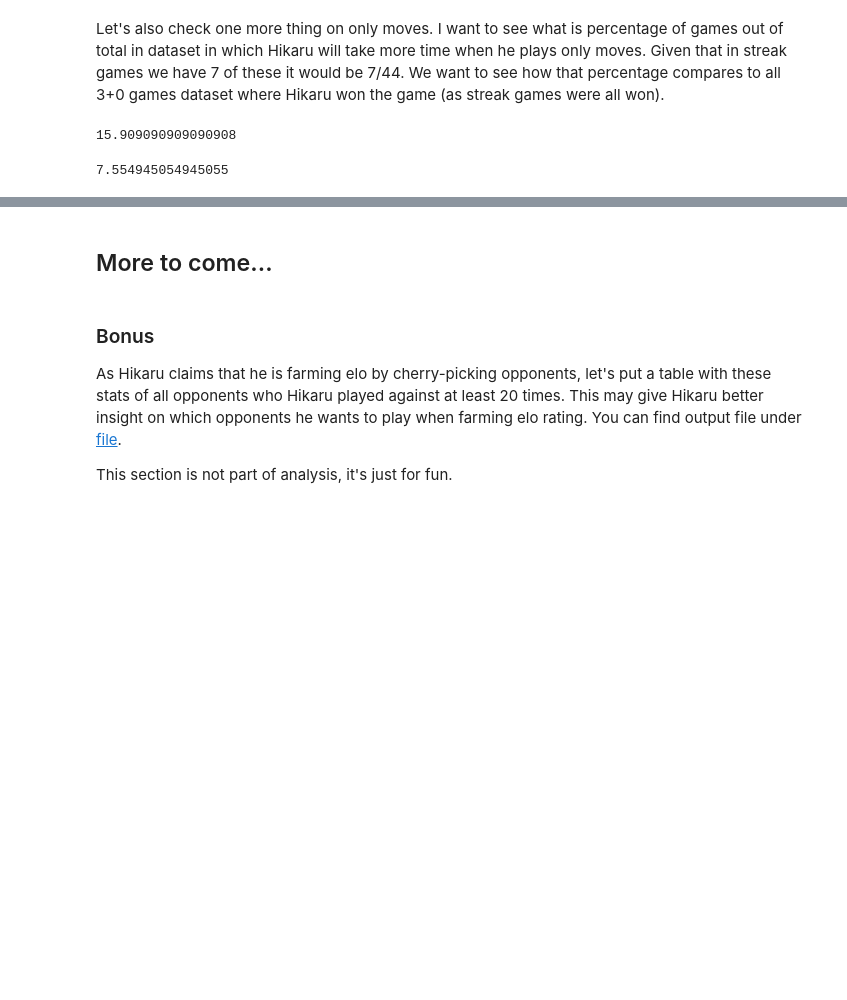
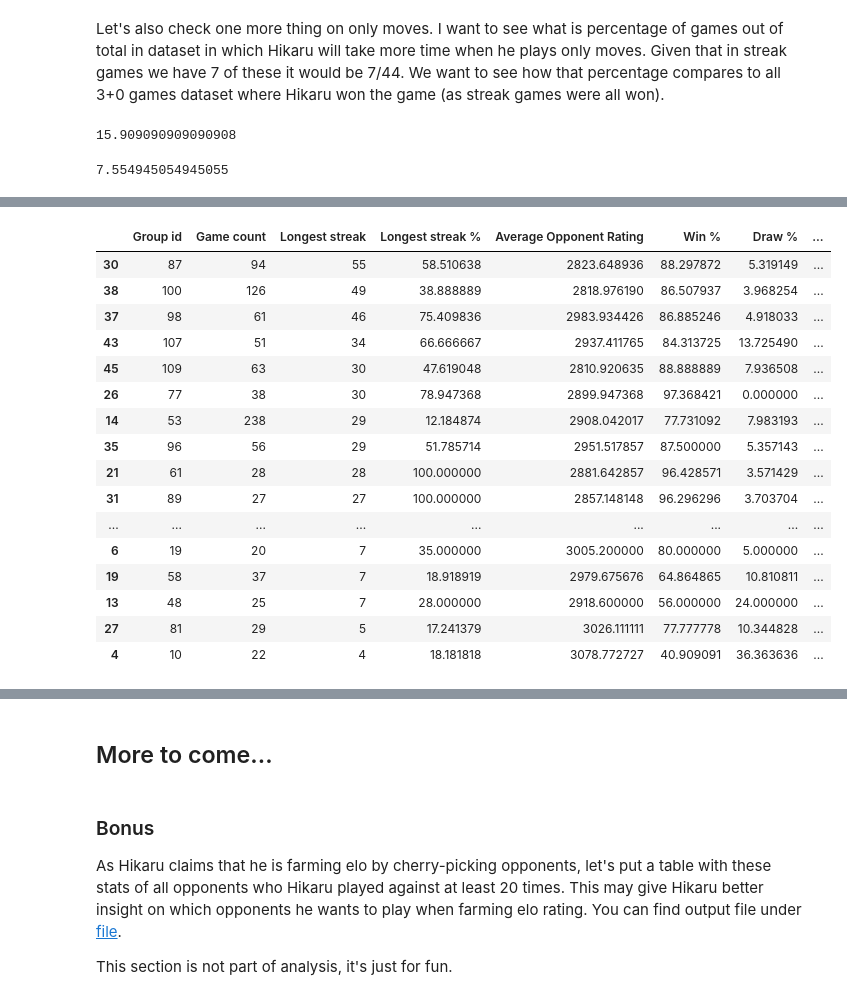
Before and after one commit to vzornic/hikaru-interesting-analysis, a Jupyter notebook: analysis.ipynb, the cells around one changed output, grey strips where cells are left out. Cells and saved outputs as stored; diff of their text form; code cells hidden in the pictures; blank space fills up the shorter version.

```diff
--- a/analysis.ipynb
+++ b/analysis.ipynb
@@ -87,6 +87,7 @@ bins = range(2000, 3500, 100)  # creating rating range buckets
 all_games_df['rating_bin'] = pd.cut(all_games_df['hikaru_stats.opponent_rating'], bins=bins)
 all_games_df['main_time_control'] = all_games_df['time_control'].apply(lambda x: int(x.split('+')[0]))
 all_games_df['increment'] = all_games_df['time_control'].apply(lambda x: 0 if len(x.split('+')) == 1  else int(x.split('+')[1]))
+all_games_df['timestamp'] = pd.to_datetime(all_games_df['end_time'], unit='s')
 # %% [markdown]
 Now we will isolate "interesting" streak games into separate DF.
 # %%
@@ -1377,0 +1384,12 @@ We will be focused on 2800-3100 rating range, and we will define a streak as a w
+# %%
+filtered_by_180_time_control_df['time_diff'] = filtered_by_180_time_control_df['timestamp'].diff().dt.total_seconds()
+
+time_threshold = 60 * 60 * 18 #18 hours threshold
+
+group_identifier = (filtered_by_180_time_control_df['time_diff'] > time_threshold).cumsum()
+
+game_groups = {group: group_df.drop(columns=['time_diff']) for group, group_df in filtered_by_180_time_control_df.groupby(group_identifier)}
+game_groups = {group: group_df for group, group_df in game_groups.items() if
+               len(group_df) >= 20 and 2800 <= group_df['hikaru_stats.opponent_rating'].mean() <= 3100}
+
+len(game_groups)
@@ -1377,0 +1400,81 @@ We will be focused on 2800-3100 rating range, and we will define a streak as a w
+# %%
+def find_longest_streak(games):
+    current_streak = []
+    longest_streak = []
+    draw_game_index = None
+
+    for index, game in games.iterrows():
+        if game['win'] == 100:
+            current_streak.append(game)
+        elif game['draw'] == 100 and draw_game_index is None:
+            draw_game_index = index
+            current_streak.append(game)
+        elif game['draw'] == 100 and draw_game_index is not None:
+            #Check winning streak from last draw game
+            inner_games = games.loc[draw_game_index + 1:]
+            inner_streak = find_longest_streak(inner_games)
+
+            if len(inner_streak) > len(current_streak):
+                current_streak = inner_streak
+
+            if len(current_streak) > len(longest_streak):
+                longest_streak = current_streak
+            draw_game_index = None
+            current_streak = []
+        else:
+            if len(current_streak) > len(longest_streak):
+                longest_streak = current_streak
+            draw_game_index = None
+            current_streak = []
+
+    if len(current_streak) > len(longest_streak):
+        longest_streak = current_streak
+    return longest_streak
+
+data = []
+for group_id, group_df in game_groups.items():
+    start_date = group_df['timestamp'].min().strftime('%Y-%m-%d %H:%M:%S')
+    end_date = group_df['timestamp'].max().strftime('%Y-%m-%d %H:%M:%S')
+    longest_streak = len(find_longest_streak(group_df))
+    game_count = len(group_df)
+    lsp = longest_streak/game_count * 100
+    opponent_rating = group_df['hikaru_stats.opponent_rating'].mean()
+    win_rate = group_df['win'].mean()
+    draw_rate = group_df['draw'].mean()
+    loose_rate = group_df['loose'].mean()
+    timeout_win = group_df['timeout_win'].mean()
+
+    data.append({
+        'Group id': group_id,
+        'Game count': game_count,
+        'Longest streak': longest_streak,
+        'Longest streak %': lsp,
+        'Average Opponent Rating': opponent_rating,
+        'Win %': win_rate,
+        'Draw %': draw_rate,
+        'Loose %': loose_rate,
+        'Timeout win %': timeout_win,
+        'Start': start_date,
+        'End': end_date
+    })
+
+basic_stats_df = pd.DataFrame(data, columns=['Group id', 'Game count', 'Longest streak', 'Longest streak %', 'Average Opponent Rating', 'Win %', 'Draw %', 'Loose %', 'Timeout win %', 'Start', 'End'])
+basic_stats_df.sort_values(by='Longest streak', ascending=False)
+# %% [output]
+|  | Group id | Game count | Longest streak | Longest streak % | Average Opponent Rating | Win % | Draw % | ... |
+| 30 | 87 | 94 | 55 | 58.510638 | 2823.648936 | 88.297872 | 5.319149 | ... |
+| 38 | 100 | 126 | 49 | 38.888889 | 2818.976190 | 86.507937 | 3.968254 | ... |
+| 37 | 98 | 61 | 46 | 75.409836 | 2983.934426 | 86.885246 | 4.918033 | ... |
+| 43 | 107 | 51 | 34 | 66.666667 | 2937.411765 | 84.313725 | 13.725490 | ... |
+| 45 | 109 | 63 | 30 | 47.619048 | 2810.920635 | 88.888889 | 7.936508 | ... |
+| 26 | 77 | 38 | 30 | 78.947368 | 2899.947368 | 97.368421 | 0.000000 | ... |
+| 14 | 53 | 238 | 29 | 12.184874 | 2908.042017 | 77.731092 | 7.983193 | ... |
+| 35 | 96 | 56 | 29 | 51.785714 | 2951.517857 | 87.500000 | 5.357143 | ... |
+| 21 | 61 | 28 | 28 | 100.000000 | 2881.642857 | 96.428571 | 3.571429 | ... |
+| 31 | 89 | 27 | 27 | 100.000000 | 2857.148148 | 96.296296 | 3.703704 | ... |
+| ... | ... | ... | ... | ... | ... | ... | ... | ... |
+| 6 | 19 | 20 | 7 | 35.000000 | 3005.200000 | 80.000000 | 5.000000 | ... |
+| 19 | 58 | 37 | 7 | 18.918919 | 2979.675676 | 64.864865 | 10.810811 | ... |
+| 13 | 48 | 25 | 7 | 28.000000 | 2918.600000 | 56.000000 | 24.000000 | ... |
+| 27 | 81 | 29 | 5 | 17.241379 | 3026.111111 | 77.777778 | 10.344828 | ... |
+| 4 | 10 | 22 | 4 | 18.181818 | 3078.772727 | 40.909091 | 36.363636 | ... |
```
Also changed, not shown: parts of 4 cells of this notebook.
